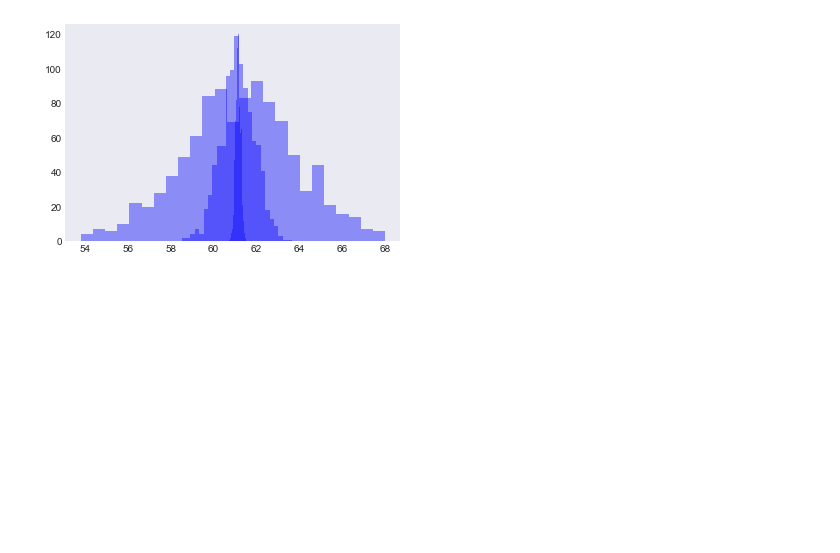
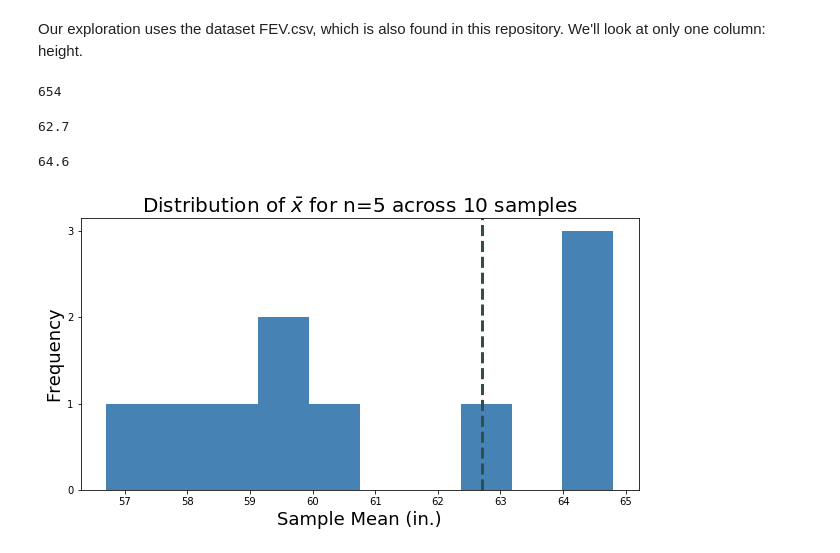
Before and after one commit to danhales/blog-2-sampling-distributions, a Jupyter notebook: fev-heights.ipynb, the cells around one changed output. Saved outputs shown, nothing was run; the diff lists cells and outputs as text; code cells hidden in the pictures; blank space fills up the shorter version.

```diff
--- a/fev-heights.ipynb
+++ b/fev-heights.ipynb
@@ -1,8 +1,11 @@
 # %%
 import pandas as pd
 import numpy as np
+import tqdm
+import seaborn as sns
 import matplotlib.pyplot as plt
-import seaborn as sns
-import tqdm
+figure_size = (10,5)
 
-plt.style.use('seaborn-dark')
+bar_color = '#4682B4'
+
+plt.style.use('seaborn-muted')
@@ -62,8 +12,37 @@ plot_samples(sample_size=600, number_of_samples=10)
-# %%
-#plt.hist([heights.sample(1).mean() for _ in tqdm.trange(1000)], 25, alpha=0.25, color='blue')
-plt.hist([heights.sample(5).mean() for _ in tqdm.trange(1000)], 25, alpha=0.4, color='blue')
-plt.hist([heights.sample(50).mean() for _ in tqdm.trange(1000)], 25, alpha=0.4, color='blue')
-plt.hist([heights.sample(500).mean() for _ in tqdm.trange(1000)], 25, alpha=0.4, color='blue')
-plt.show()
-# %% [output]
-[figure, removed]
+# %% [markdown]
+Our exploration uses the dataset FEV.csv, which is also found in this repository. We'll look at only one column: height.
+# %%
+# remember: this Series contains our entire population.
+heights = pd.read_csv('FEV.csv')['height']
+len(heights)
+# %% [output]
+654
+# %%
+# take a sample of size 5, and find the sample mean
+# random_state=0 will allow you to get the same random sample as me
+sample1 = heights.sample(n=5, random_state=1)
+sample1.mean()
+# %% [output]
+62.7
+# %%
+# take another random sample.
+sample2 = heights.sample(n=5, random_state=2)
+sample2.mean()
+# %% [output]
+64.6
+# %%
+# take ten samples
+ten_samples = [heights.sample(n=5, random_state=i) for i in range(1, 11)]
+means = [sample.mean() for sample in ten_samples]
+plt.figure(figsize=figure_size)
+plt.grid(b=False)
+plt.hist(means, bins=10, color='#4682B4')
+plt.axvline(sample1.mean(), color='darkslategray', linestyle='--', linewidth=3)
+plt.xlabel('Sample Mean (in.)', size=18)
+plt.ylabel('Frequency', size=18)
+plt.yticks([0,1,2,3])
+plt.title(r'Distribution of $\bar{x}$ for n=5 across 10 samples', size=20)
+plt.savefig('xbar-n-equals-5-10-samples.png')
+plt.show()
+# %% [output]
+[figure, added]
```
Also changed, not shown: parts of 10 cells of this notebook.
